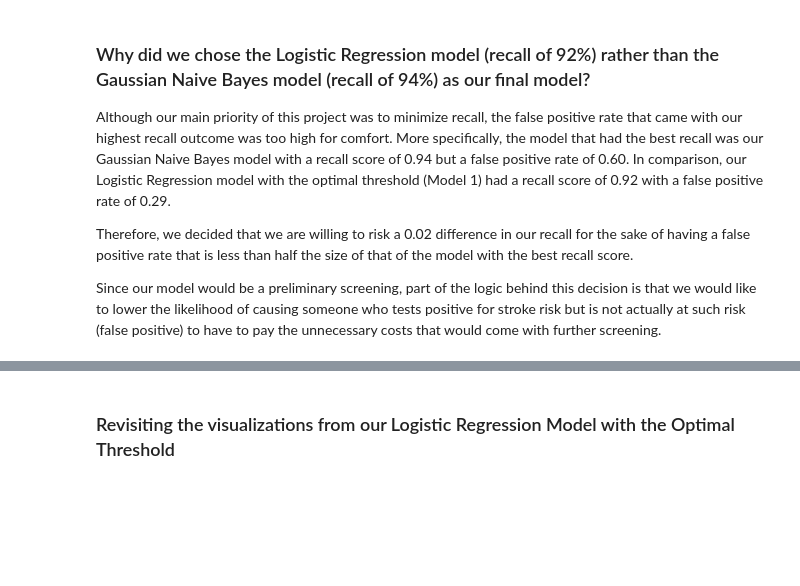
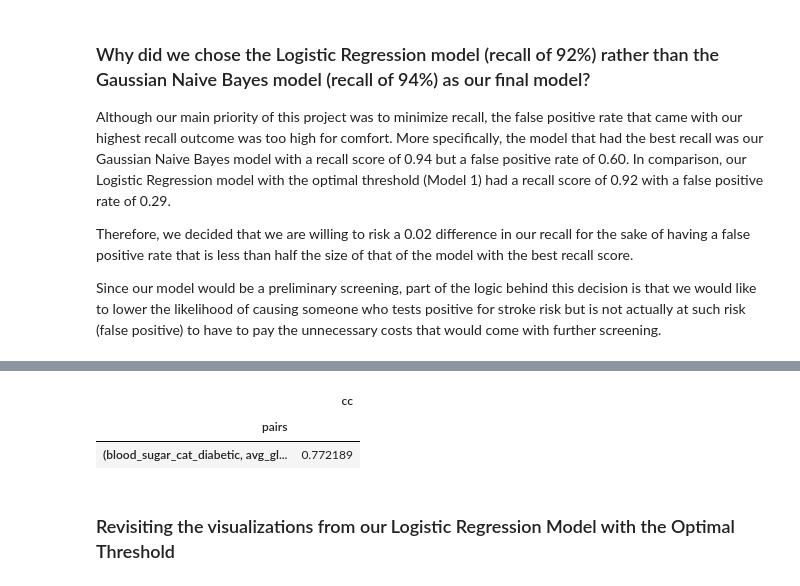
Before and after one commit to jordanate/machine-learning-classification, a Jupyter notebook: stroke-machine-learning-classification.ipynb, the cells around one changed output, grey strips where cells are left out. Saved outputs shown, nothing was run; the diff lists cells and outputs as text; code cells hidden in the pictures; blank space fills up the shorter version.

Commit message:
correlation

```diff
--- a/stroke-machine-learning-classification.ipynb
+++ b/stroke-machine-learning-classification.ipynb
@@ -933,3 +937,31 @@ Since our model would be a preliminary screening, part of the logic behind this
+# %%
+
+# Making a correlation table to assess multicollinearity
+correlation_table = X_train.corr().abs().stack().reset_index().sort_values(0, ascending=False)
+
+# Zip the variable name columns (which were only named level_0 and level_1 by default) in a new column named 'pairs'
+correlation_table['pairs'] = list(zip(correlation_table.level_0, correlation_table.level_1))
+
+# Set index to 'pairs'
+correlation_table.set_index(['pairs'], inplace = True)
+
+# Drop level columns
+correlation_table.drop(columns=['level_1', 'level_0'], inplace = True)
+
+# Rename correlation column as cc rather than 0
+correlation_table.columns = ['cc']
+
+# Limiting the correlation table to show the highest correlations - not including those that are equal to 1
+correlation_table = correlation_table.loc[(correlation_table['cc']>=.7) & (correlation_table['cc'] <1)]
+
+# Dropping duplicates
+correlation_table.drop_duplicates(inplace = True)
+
+correlation_table
+# %% [output]
+|  | cc |
+| pairs |  |
+| (blood_sugar_cat_diabetic, avg_gl... | 0.772189 |
 # %% [markdown]
 ### Revisiting the visualizations from our Logistic Regression Model with the Optimal Threshold
 # %% [markdown]
```
Also changed, not shown: parts of 2 cells of this notebook.
